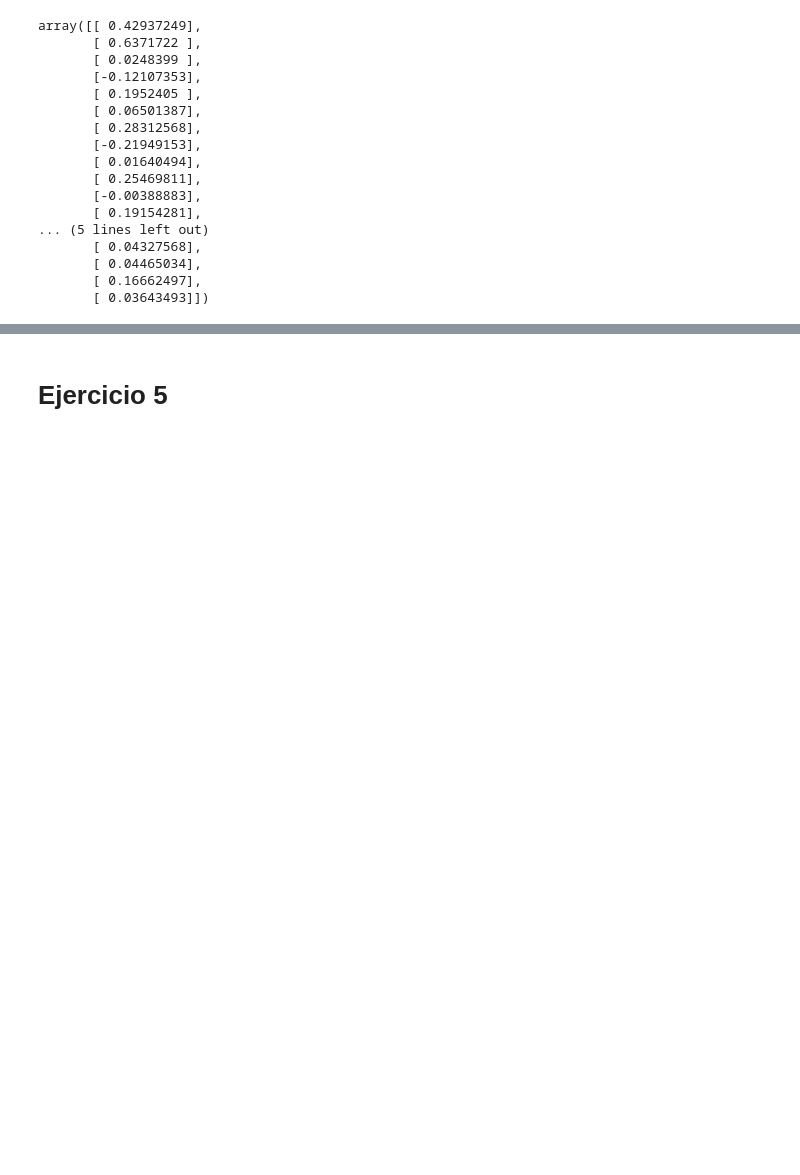
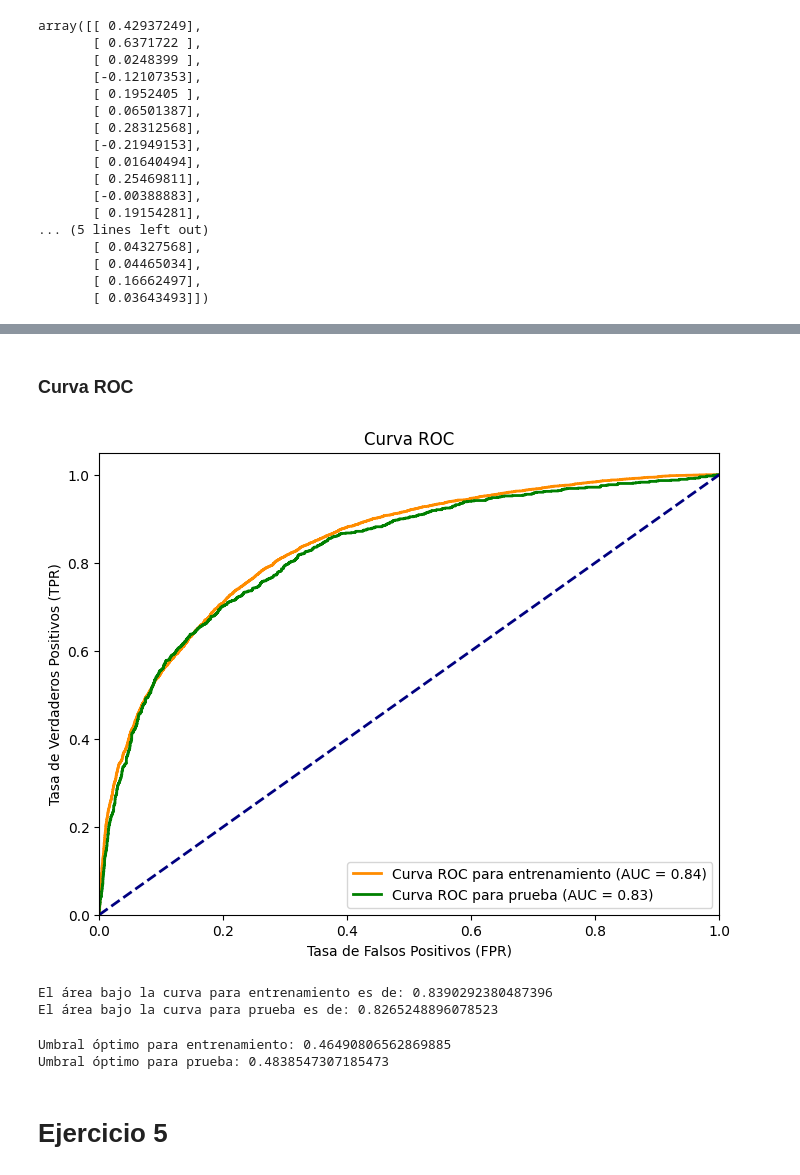
Before and after one commit to franciscoryb1/AA1-TUIA-RodriguezYBarros, a Jupyter notebook: TP-integrador-AA1.ipynb, the cells around one changed output, grey strips where cells are left out. Saved outputs shown, nothing was run; the diff lists cells and outputs as text; code cells hidden in the pictures; blank space fills up the shorter version.

```diff
--- a/TP-integrador-AA1.ipynb
+++ b/TP-integrador-AA1.ipynb
@@ -1733,2 +1832,59 @@ array([[ 0.42937249],
+# %% [markdown]
+### Curva ROC
+# %%
+# Obtengo las probabilidades de predicción del modelo para los datos de entrenamiento y prueba
+y_probs_train = logistic_model.predict_proba(X_train)[:, 1]
+y_probs_test = logistic_model.predict_proba(X_test)[:, 1]
+
+# Calculo la ROC y el AUC para los datos de entrenamiento y prueba
+fpr_train, tpr_train, thresholds_train = roc_curve(y_train_rl, y_probs_train, pos_label= 1)
+roc_auc_train = auc(fpr_train, tpr_train)
+
+fpr_test, tpr_test, thresholds_test = roc_curve(y_test_rl, y_probs_test, pos_label= 1)
+roc_auc_test = auc(fpr_test, tpr_test)
+# %%
+# Grafico la curva ROC para los datos de entrenamiento y prueba
+plt.figure(figsize=(8, 6))
+plt.plot(fpr_train, tpr_train, color='darkorange', lw=2, label='Curva ROC para entrenamiento (AUC = %0.2f)' % roc_auc_train)
+plt.plot(fpr_test, tpr_test, color='green', lw=2, label='Curva ROC para prueba (AUC = %0.2f)' % roc_auc_test)
+plt.plot([0, 1], [0, 1], color='navy', lw=2, linestyle='--')
+plt.xlim([0.0, 1.0])
+plt.ylim([0.0, 1.05])
+plt.xlabel('Tasa de Falsos Positivos (FPR)')
+plt.ylabel('Tasa de Verdaderos Positivos (TPR)')
+plt.title('Curva ROC')
+plt.legend(loc="lower right")
+plt.show()
+
+print(f"El área bajo la curva para entrenamiento es de: {roc_auc_train}")
+print(f"El área bajo la curva para prueba es de: {roc_auc_test}")
+# %% [output]
+[figure, added]
+El área bajo la curva para entrenamiento es de: 0.8390292380487396
+El área bajo la curva para prueba es de: 0.8265248896078523
+# %%
+# Calcula la distancia euclidiana entre cada punto de la curva ROC y (0,1) para los datos de entrenamiento
+distances_train = np.sqrt((1 - tpr_train)**2 + fpr_train**2)
+
+# Encuentra el índice del punto que minimiza la distancia para los datos de entrenamiento
+min_index_train = np.argmin(distances_train)
+
+# Obtiene el umbral óptimo para los datos de entrenamiento
+optimal_threshold_train = thresholds_train[min_index_train]
+
+# Calcula la distancia euclidiana entre cada punto de la curva ROC y (0,1) para los datos de prueba
+distances_test = np.sqrt((1 - tpr_test)**2 + fpr_test**2)
+
+# Encuentra el índice del punto que minimiza la distancia para los datos de prueba
+min_index_test = np.argmin(distances_test)
+
+# Obtiene el umbral óptimo para los datos de prueba
+optimal_threshold_test = thresholds_test[min_index_test]
+
+print("Umbral óptimo para entrenamiento:", optimal_threshold_train)
+print("Umbral óptimo para prueba:", optimal_threshold_test)
+# %% [output]
+Umbral óptimo para entrenamiento: 0.46490806562869885
+Umbral óptimo para prueba: 0.4838547307185473
 # %% [markdown]
 # Ejercicio 5
```
Also changed, not shown: parts of 47 cells of this notebook.
